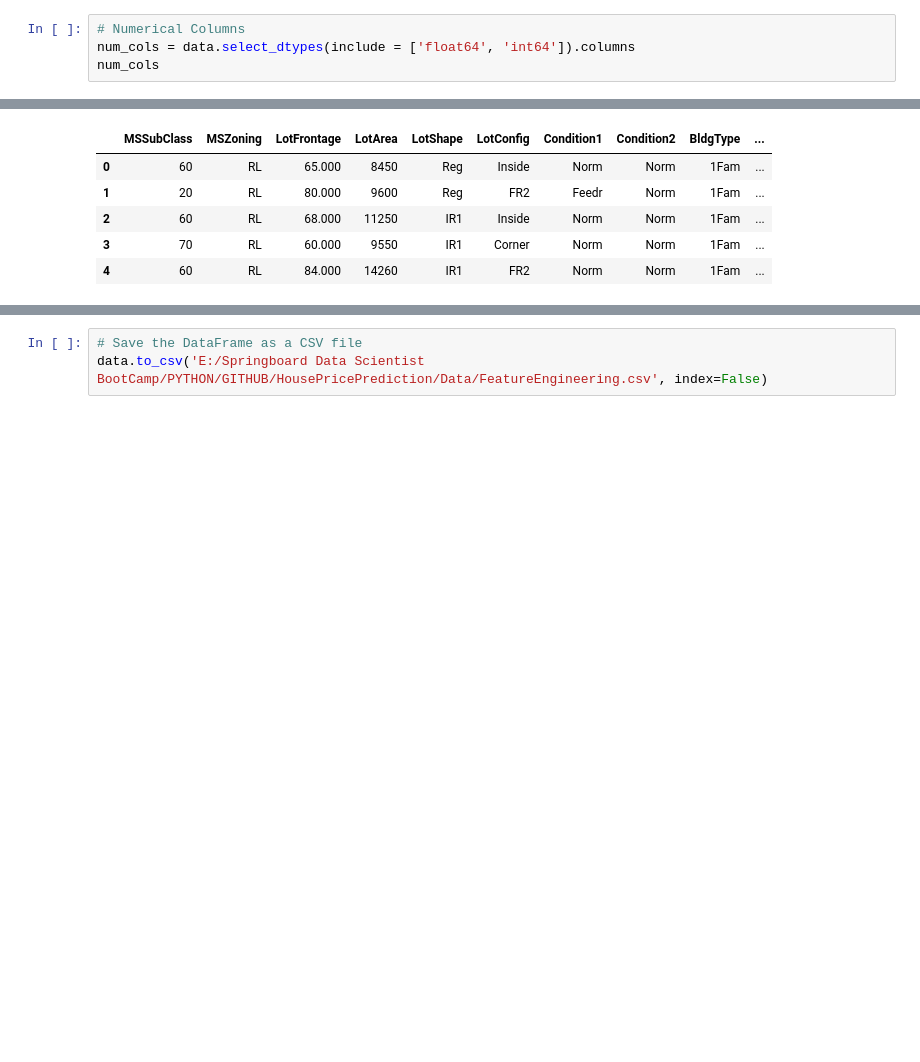
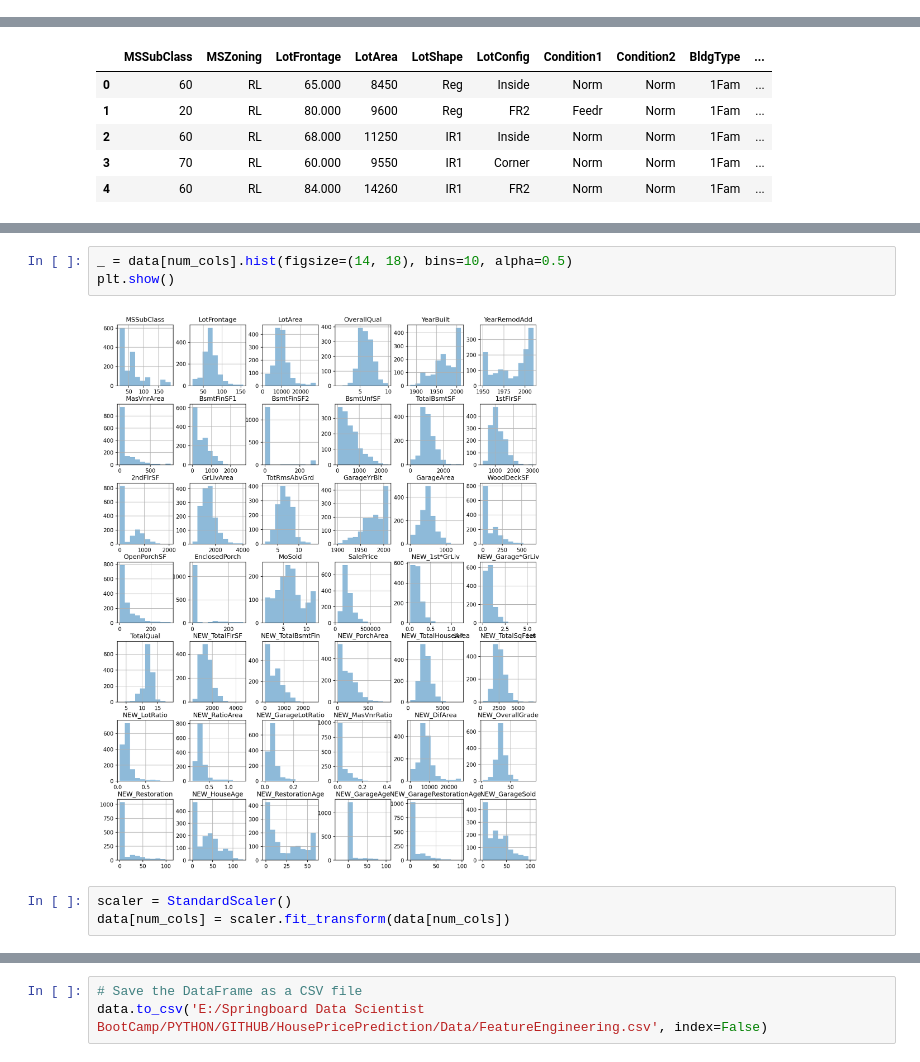
Before and after one commit to sdemirus/HousePricePrediction, a Jupyter notebook: Notebook/04_FeatureEngineering.ipynb, the cells around one changed output, grey strips where cells are left out. Drawn from its saved outputs; the diff is of its cells as text; blank space fills up the shorter version.

```diff
--- a/Notebook/04_FeatureEngineering.ipynb
+++ b/Notebook/04_FeatureEngineering.ipynb
@@ -316,7 +295,3 @@ for col in binary_cols:
 | 1447 | 20 | RL | 68.000 | 9717 | Reg | Inside | Norm | Norm | 1Fam | ... |
 | 1448 | 20 | RL | 75.000 | 9937 | Reg | Inside | Norm | Norm | 1Fam | ... |
 1449 rows × 91 columns
-# %%
-# Numerical Columns
-num_cols = data.select_dtypes(include = ['float64', 'int64']).columns
-num_cols
@@ -381,0 +331,8 @@ data.head()
+# %%
+_ = data[num_cols].hist(figsize=(14, 18), bins=10, alpha=0.5)
+plt.show()
+# %% [output]
+[figure, added]
+# %%
+scaler = StandardScaler()
+data[num_cols] = scaler.fit_transform(data[num_cols])
```
Also changed, not shown: parts of 33 cells of this notebook, 1 other file.
